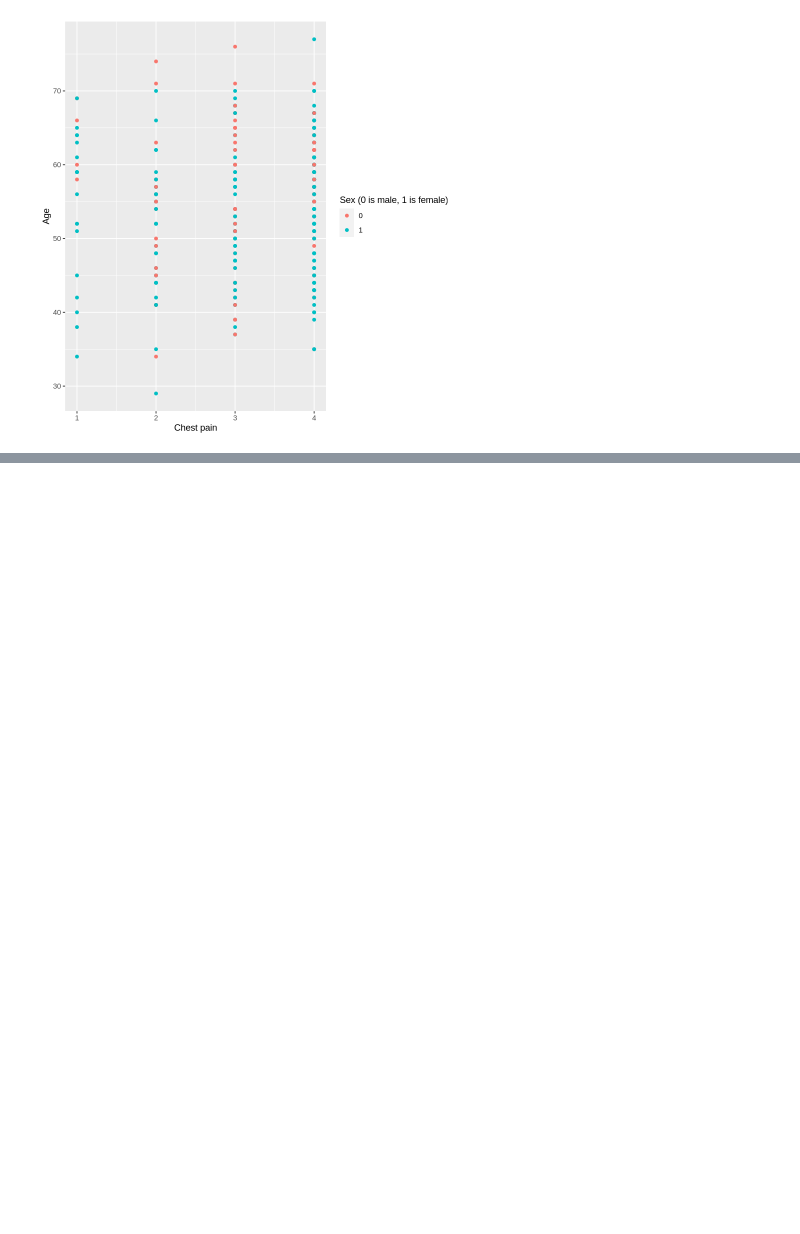
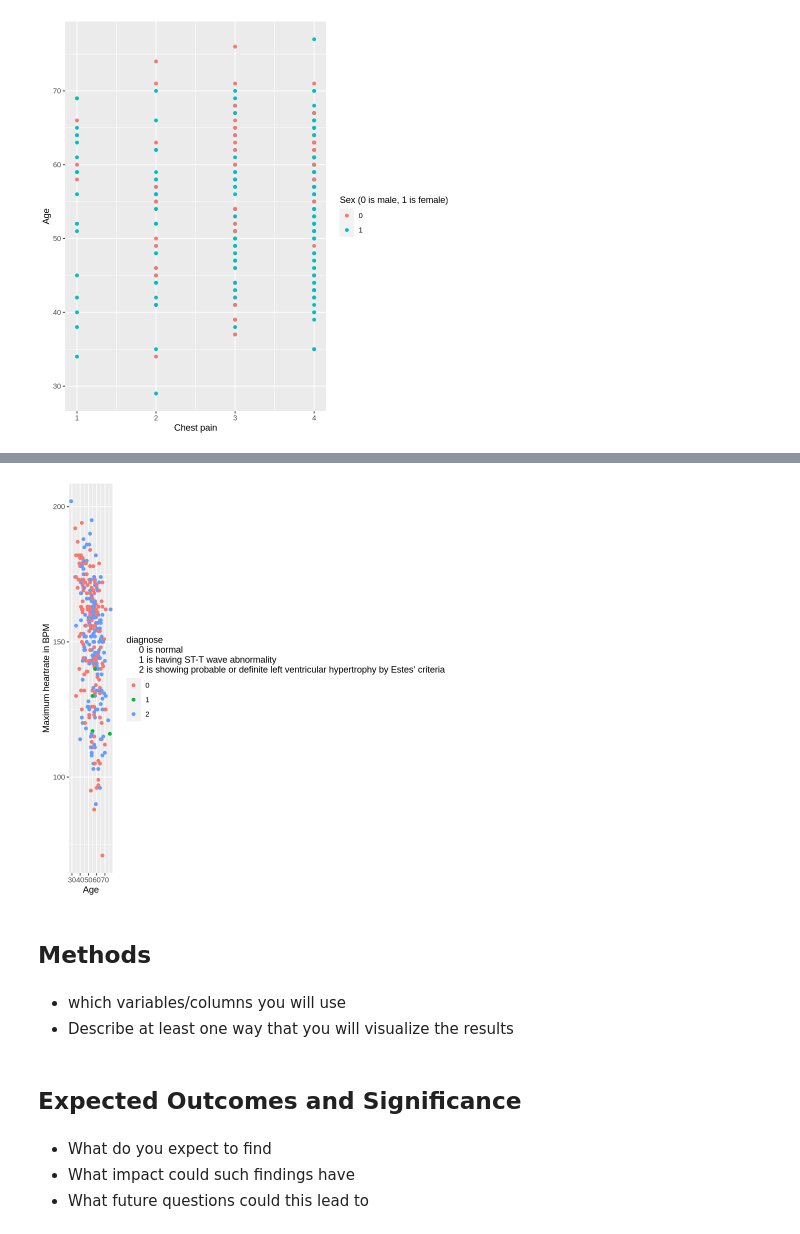
Before and after one commit to Clarique/DSCI-100-Project, a Jupyter notebook: readheartdata.ipynb, the cells around one changed output, grey strips where cells are left out. Cells and saved outputs as stored; diff of their text form; code cells hidden in the pictures; blank space fills up the shorter version.

```diff
--- a/readheartdata.ipynb
+++ b/readheartdata.ipynb
@@ -160,2 +135,25 @@ age_max_hr_rest_ecg_plot
 # %%
 #Once again, no real distinction between resting ecg and max heart rate
+# %%
+age_max_hr_rest_ecg_plot <- cleveland |>
+ggplot(aes(x = age, y = max_hr, fill = as_factor(diagnose))) +
+geom_point(aes(color = as_factor(rest_ecg))) +
+labs(x = "Age", y = "Maximum heartrate in BPM", color = "diagnose
+     0 is normal
+     1 is having ST-T wave abnormality
+     2 is showing probable or definite left ventricular hypertrophy by Estes' criteria") +
+guides(fill = "none")
+age_max_hr_rest_ecg_plot
+# %% [output]
+[figure, added]
+# %% [markdown]
+## Methods ##
+# %% [markdown]
+- which variables/columns you will use
+- Describe at least one way that you will visualize the results
+# %% [markdown]
+## Expected Outcomes and Significance ##
+# %% [markdown]
+- What do you expect to find
+- What impact could such findings have
+- What future questions could this lead to
```
Also changed, not shown: parts of 13 cells of this notebook.
